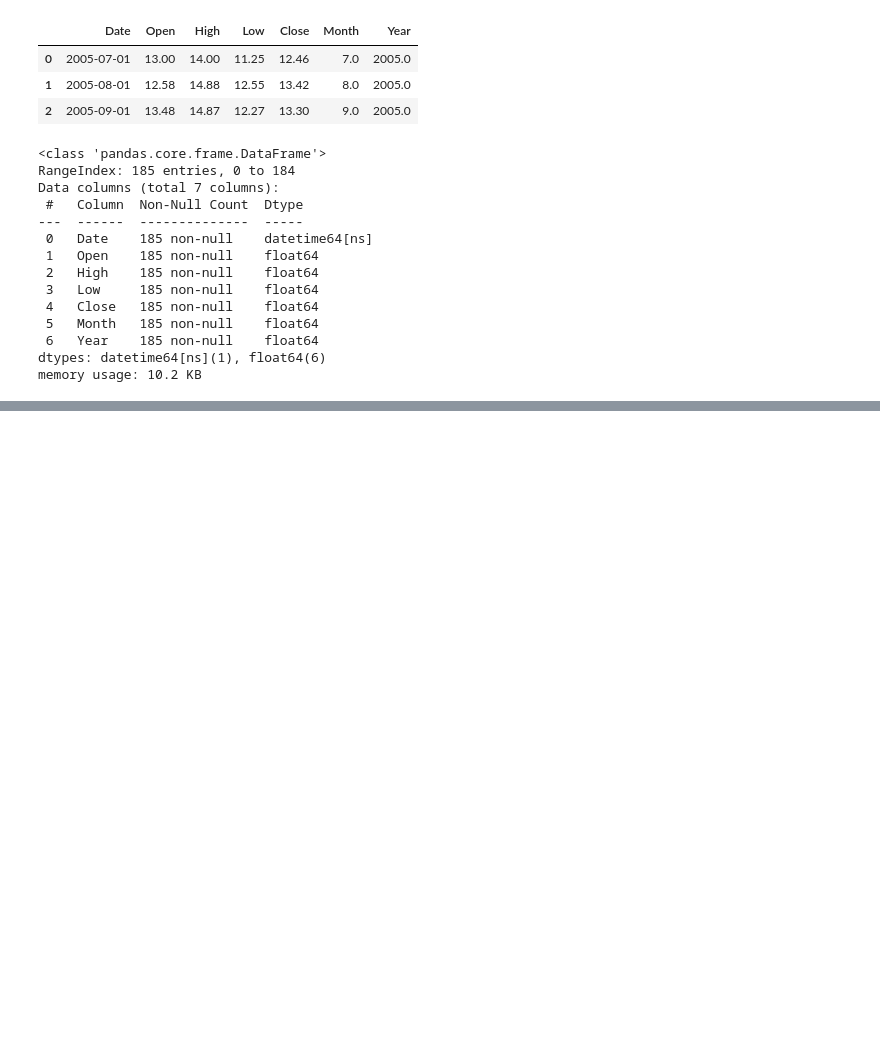
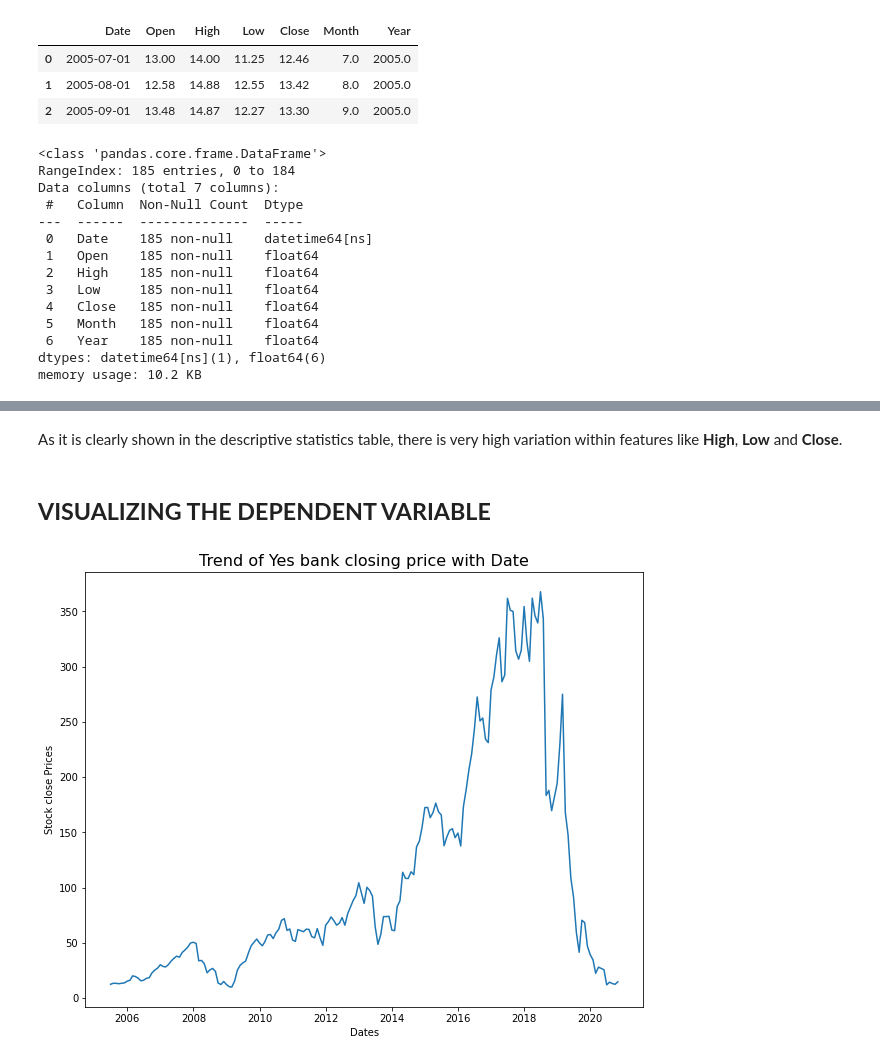
Before and after one commit to Mdanish2020/Yes_Bank_Stock_closing_Price_Prediction, a Jupyter notebook: ML_Capstone_project(Regression).ipynb, the cells around one changed output, grey strips where cells are left out. Saved outputs shown, nothing was run; the diff lists cells and outputs as text; code cells hidden in the pictures; blank space fills up the shorter version.

```diff
--- a/ML_Capstone_project(Regression).ipynb
+++ b/ML_Capstone_project(Regression).ipynb
@@ -101,0 +115,13 @@ memory usage: 10.2 KB
+# %% [markdown]
+As it is clearly shown in the descriptive statistics table, there is very high variation within features like **High**, **Low** and **Close**.
+# %% [markdown]
+## <b> VISUALIZING THE DEPENDENT VARIABLE</B>
+# %%
+# trend of dependent variable
+fig, ax = plt.subplots(figsize = (10,8))
+ax.plot(stock_df['Date'],stock_df['Close'])
+ax.set_title('Trend of Yes bank closing price with Date',fontsize = 16)
+ax.set(xlabel = 'Dates',ylabel = 'Stock close Prices')
+plt.show()
+# %% [output]
+[figure, added]
```
Also changed, not shown: parts of 6 cells of this notebook.
